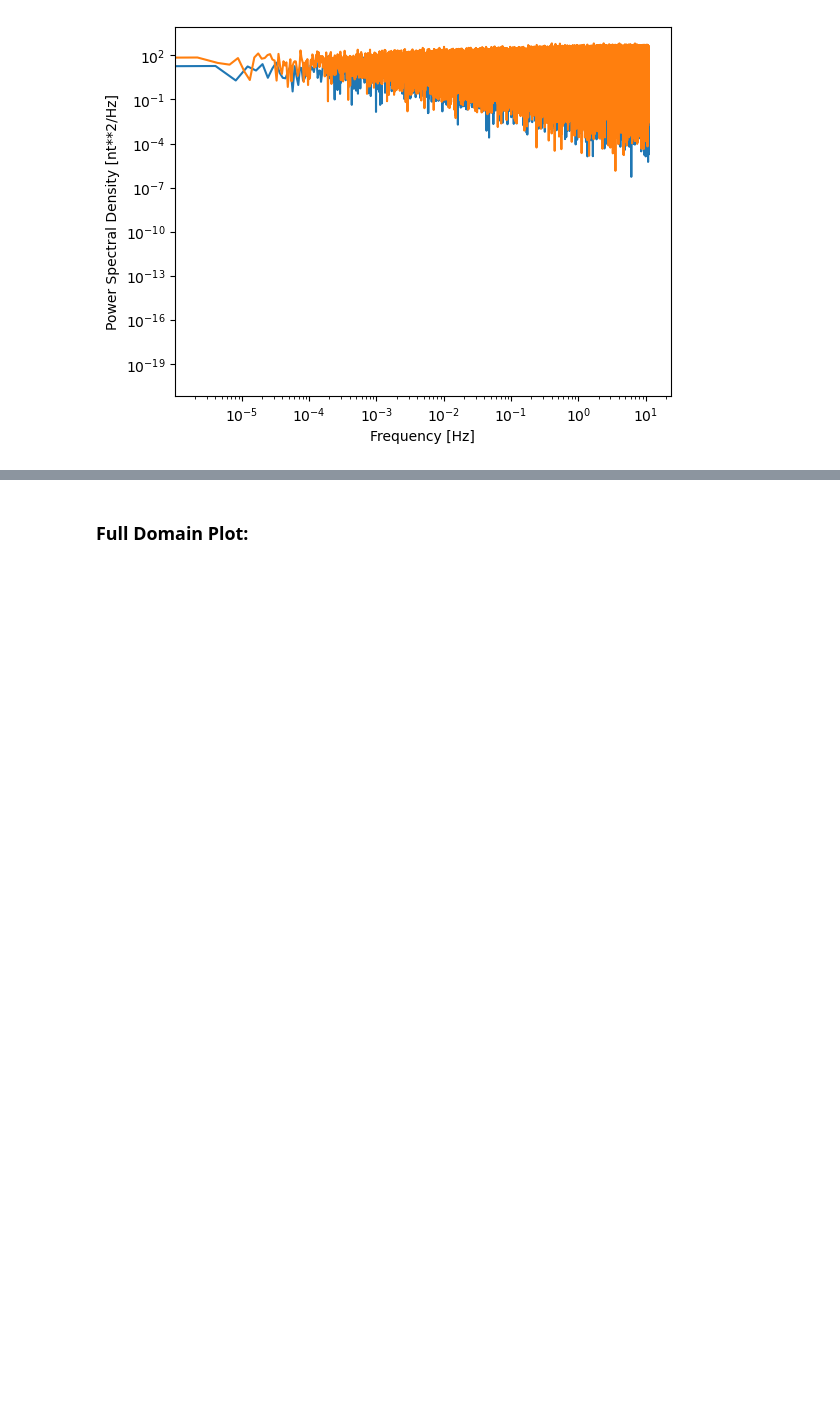
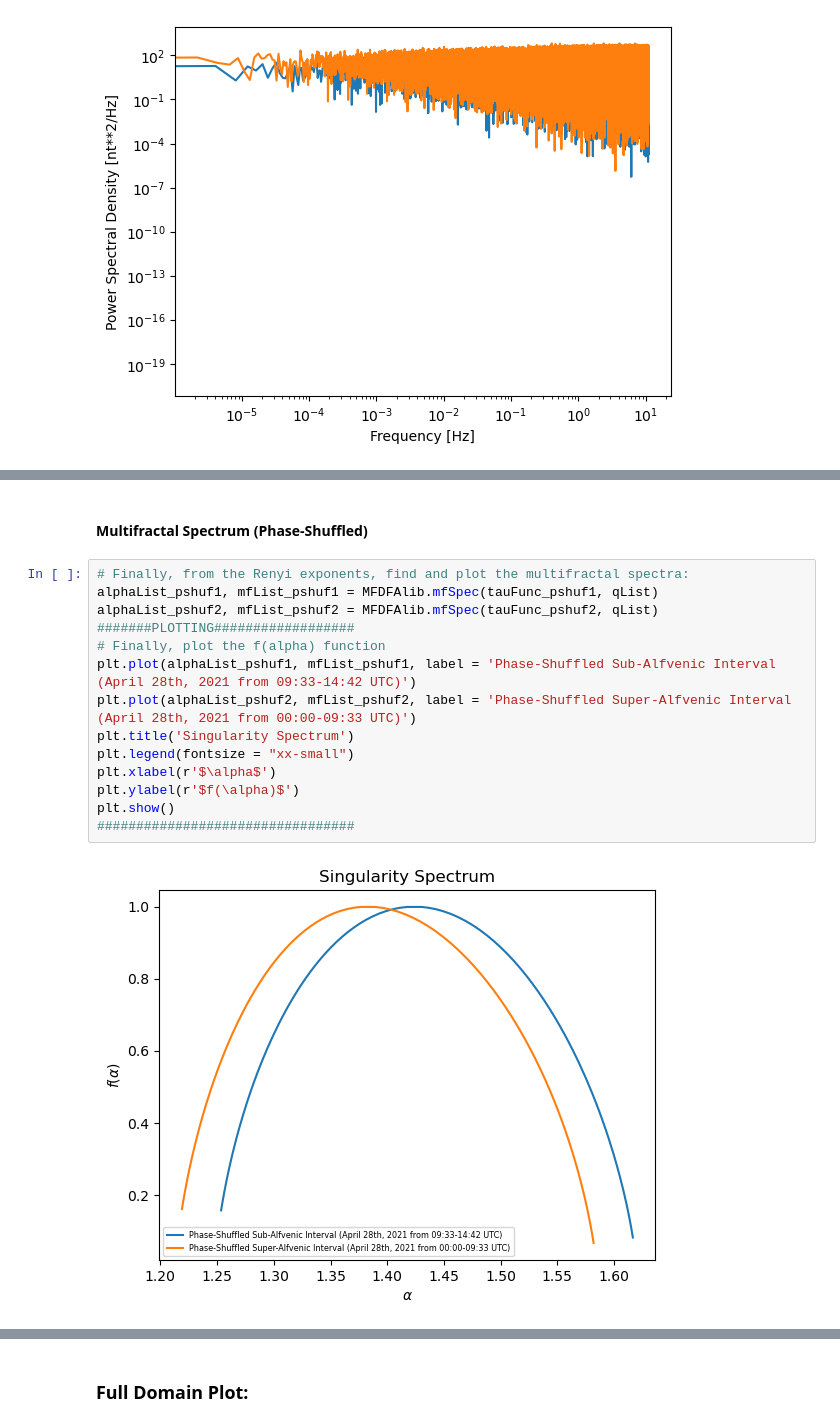
Before and after one commit to sfcoscia/Solar_Wind_MFDFA, a Jupyter notebook: PSP_Intervals/MFDFA_PSP_Interval1.ipynb, the cells around one changed output, grey strips where cells are left out. Cells and saved outputs as stored; diff of their text form; blank space fills up the shorter version.

```diff
--- a/PSP_Intervals/MFDFA_PSP_Interval1.ipynb
+++ b/PSP_Intervals/MFDFA_PSP_Interval1.ipynb
@@ -256,0 +309,18 @@ Text(0, 0.5, 'Power Spectral Density [nt**2/Hz]')
+# %% [markdown]
+#### Multifractal Spectrum (Phase-Shuffled)
+# %%
+# Finally, from the Renyi exponents, find and plot the multifractal spectra:
+alphaList_pshuf1, mfList_pshuf1 = MFDFAlib.mfSpec(tauFunc_pshuf1, qList)
+alphaList_pshuf2, mfList_pshuf2 = MFDFAlib.mfSpec(tauFunc_pshuf2, qList)
+#######PLOTTING##################
+# Finally, plot the f(alpha) function
+plt.plot(alphaList_pshuf1, mfList_pshuf1, label = 'Phase-Shuffled Sub-Alfvenic Interval (April 28th, 2021 from 09:33-14:42 UTC)')
+plt.plot(alphaList_pshuf2, mfList_pshuf2, label = 'Phase-Shuffled Super-Alfvenic Interval (April 28th, 2021 from 00:00-09:33 UTC)')
+plt.title('Singularity Spectrum')
+plt.legend(fontsize = "xx-small")
+plt.xlabel(r'$\alpha$')
+plt.ylabel(r'$f(\alpha)$')
+plt.show()
+#################################
+# %% [output]
+[figure, added]
```
Also changed, not shown: parts of 12 cells of this notebook, 9 other files.
